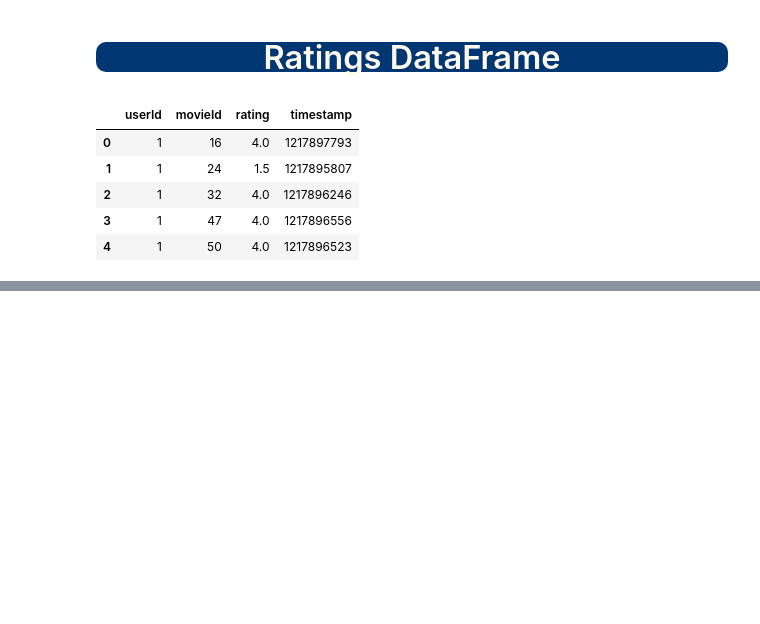
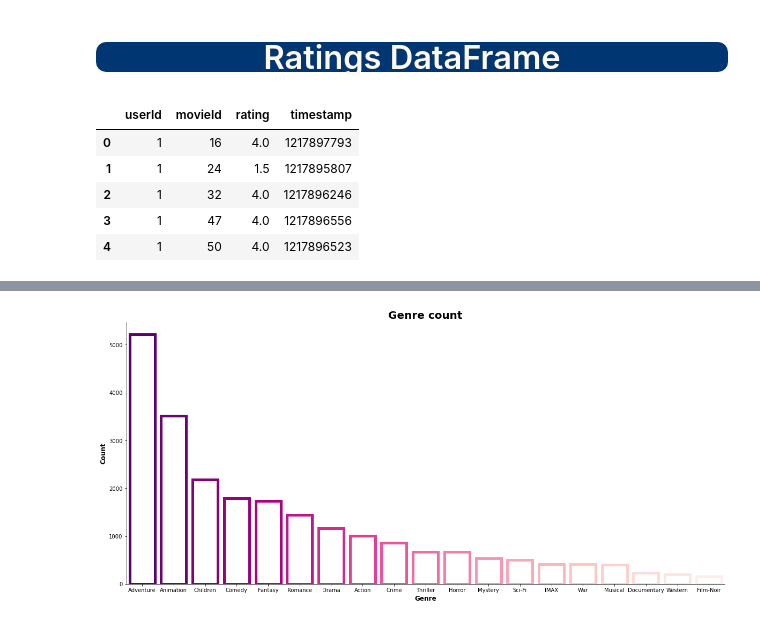
Before and after one commit to Brice-Vergnou/movie_recommendation, a Jupyter notebook: eda.ipynb, the cells around one changed output, grey strips where cells are left out. Cells and saved outputs as stored; diff of their text form; code cells hidden in the pictures; blank space fills up the shorter version.

```diff
--- a/eda.ipynb
+++ b/eda.ipynb
@@ -155,0 +181,3 @@ ratings_df.head()
+# %%
+genre_df = movie_df.drop(columns="Year", axis=1)
+genre_df.head()
@@ -155,0 +212,21 @@ ratings_df.head()
+# %%
+tmp_df = pd.melt(genre_df)[pd.melt(genre_df)["value"]==1]
+
+plt.figure(figsize=(20,9))
+sns.countplot(x="variable", hue="value",
+                   data=tmp_df,
+                   facecolor=(1, 1, 1, 1),
+                   linewidth=5,
+                   edgecolor=sns.color_palette("RdPu_r", 19),
+                   order = tmp_df['variable'].value_counts().index)
+
+plt.xlabel("Genre", weight="bold", size = 12)
+plt.ylabel("Count", weight="bold", size = 12)
+plt.legend([],[], frameon=False)
+plt.title("Genre count", weight="bold", size= 20)
+plt.xticks(list(range(genre_df.shape[1])), genre_df.columns)
+sns.despine(right=True, top=True);
+
+del tmp_df
+# %% [output]
+[figure, added]
```
Also changed, not shown: parts of 6 cells of this notebook.
